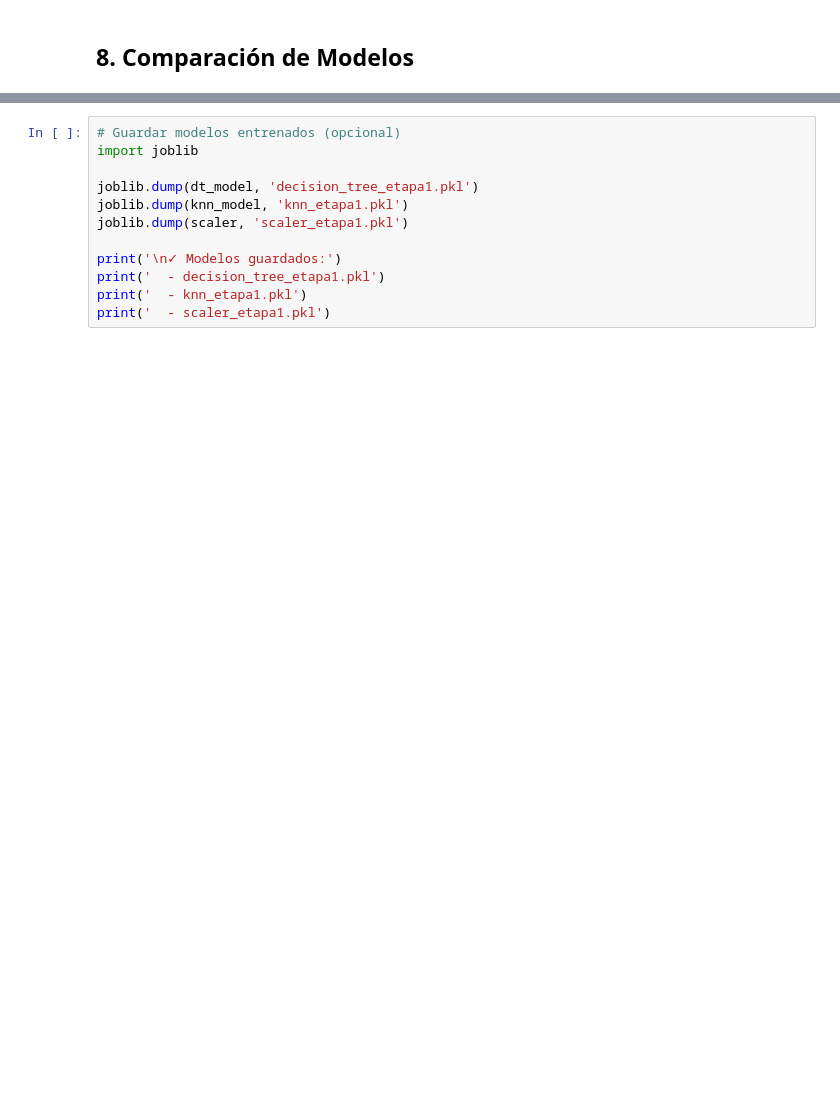
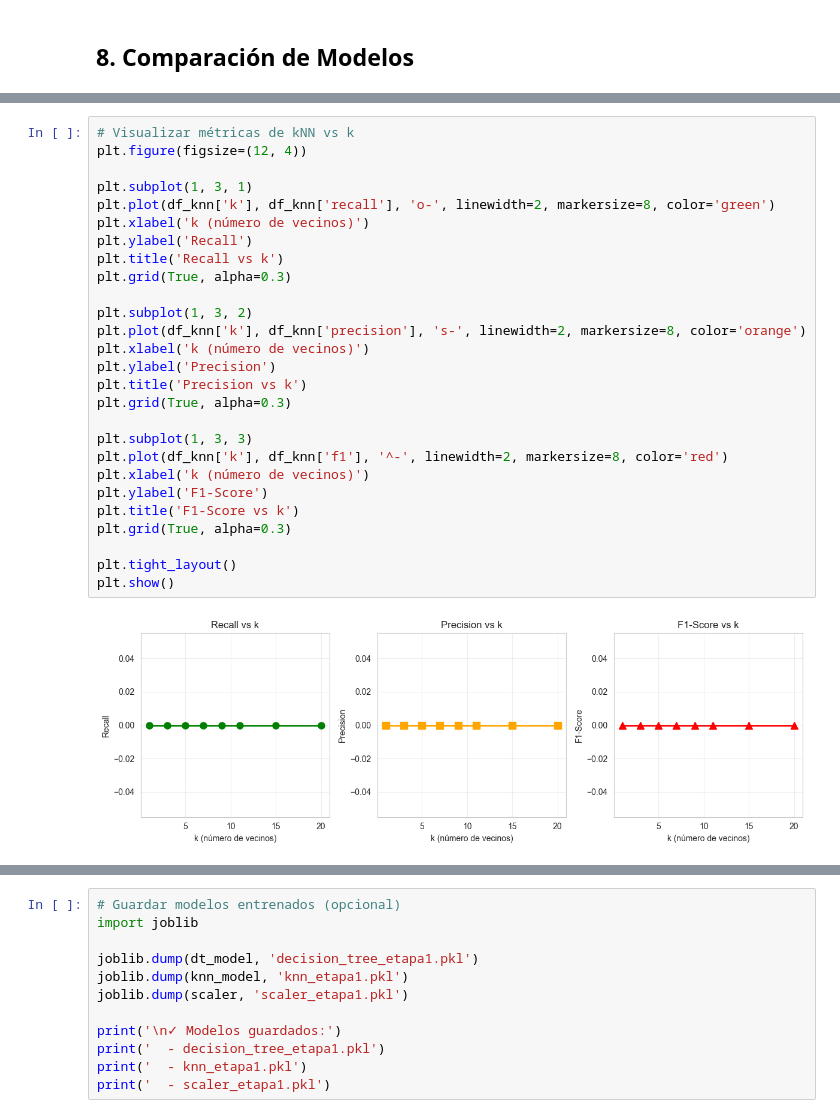
Before and after one commit to luttidano/proy-ml-sismos, a Jupyter notebook: 4ta_etapa_modelado/1_entrenamiento_etapa1.ipynb, the cells around one changed output, grey strips where cells are left out. Drawn from its saved outputs; the diff is of its cells as text; blank space fills up the shorter version.

```diff
--- a/4ta_etapa_modelado/1_entrenamiento_etapa1.ipynb
+++ b/4ta_etapa_modelado/1_entrenamiento_etapa1.ipynb
@@ -232,0 +606,29 @@ plt.show()
+# %%
+# Visualizar métricas de kNN vs k
+plt.figure(figsize=(12, 4))
+
+plt.subplot(1, 3, 1)
+plt.plot(df_knn['k'], df_knn['recall'], 'o-', linewidth=2, markersize=8, color='green')
+plt.xlabel('k (número de vecinos)')
+plt.ylabel('Recall')
+plt.title('Recall vs k')
+plt.grid(True, alpha=0.3)
+
+plt.subplot(1, 3, 2)
+plt.plot(df_knn['k'], df_knn['precision'], 's-', linewidth=2, markersize=8, color='orange')
+plt.xlabel('k (número de vecinos)')
+plt.ylabel('Precision')
+plt.title('Precision vs k')
+plt.grid(True, alpha=0.3)
+
+plt.subplot(1, 3, 3)
+plt.plot(df_knn['k'], df_knn['f1'], '^-', linewidth=2, markersize=8, color='red')
+plt.xlabel('k (número de vecinos)')
+plt.ylabel('F1-Score')
+plt.title('F1-Score vs k')
+plt.grid(True, alpha=0.3)
+
+plt.tight_layout()
+plt.show()
+# %% [output]
+[figure, added]
```
Also changed, not shown: parts of 30 cells of this notebook, 12 other files.
